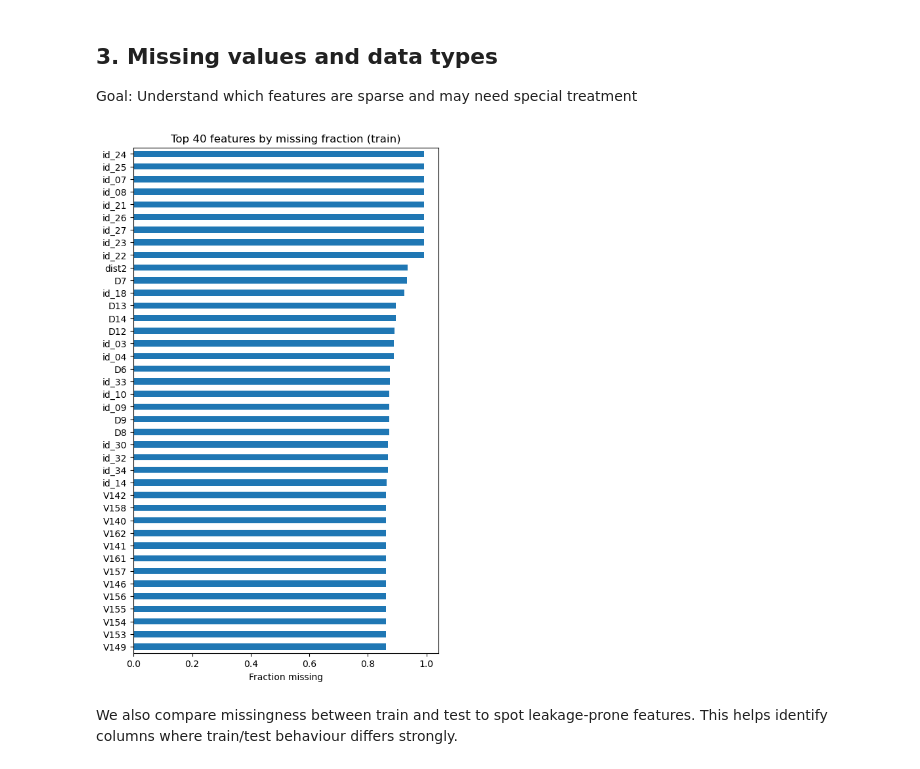
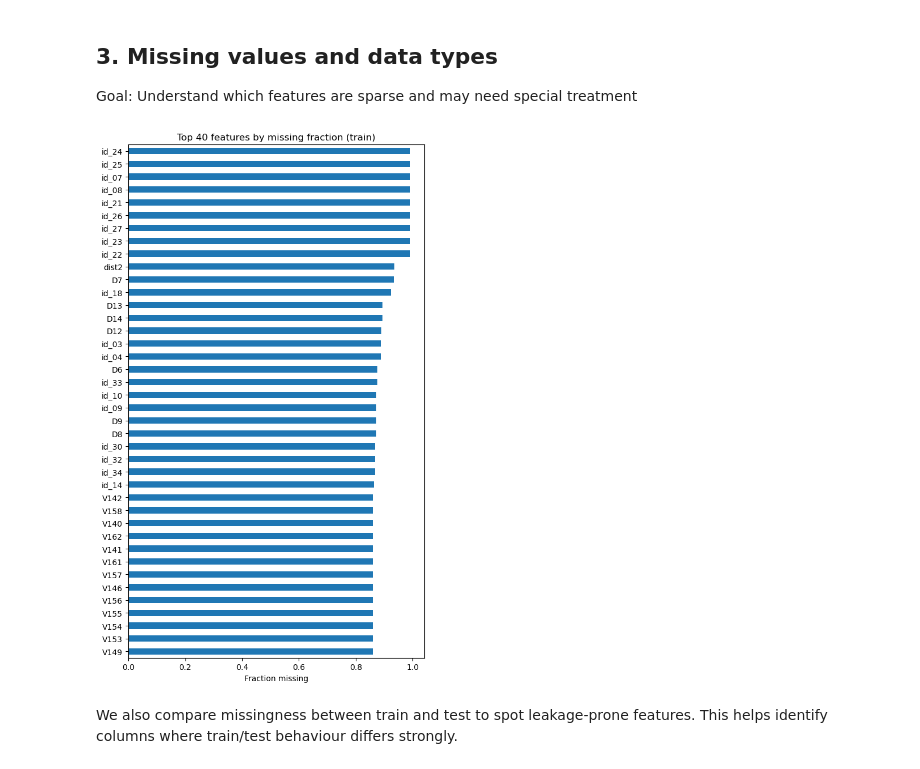
Before and after one commit to pchan2030/capstone-cards-fraud, a Jupyter notebook: Prompt.ipynb, the cells around one changed output. Saved outputs shown, nothing was run; the diff lists cells and outputs as text; code cells hidden in the pictures.

```diff
--- a/Prompt.ipynb
+++ b/Prompt.ipynb
@@ -137,17 +138,18 @@ Goal: Understand which features are sparse and may need special treatment
 # %%
 # Missing value fraction per column
 missing_train = train.isnull().mean().sort_values(ascending=False)
 missing_train.head(40)
 
 plt.figure(figsize=(6,10))
 missing_train.head(40).plot(kind='barh')
 plt.gca().invert_yaxis()
 plt.title("Top 40 features by missing fraction (train)")
 plt.xlabel("Fraction missing")
+plt.tight_layout()
 plt.savefig("images/Top40FeaturesByMissingFraction(train).png")
 plt.show()
 # %% [output]
-[figure, old version]
+[figure, new version]
 # %%
 # Export to a missingness table
 missing_df = missing_train.reset_index()
```
Also changed, not shown: parts of 21 cells of this notebook, 49 other files.
